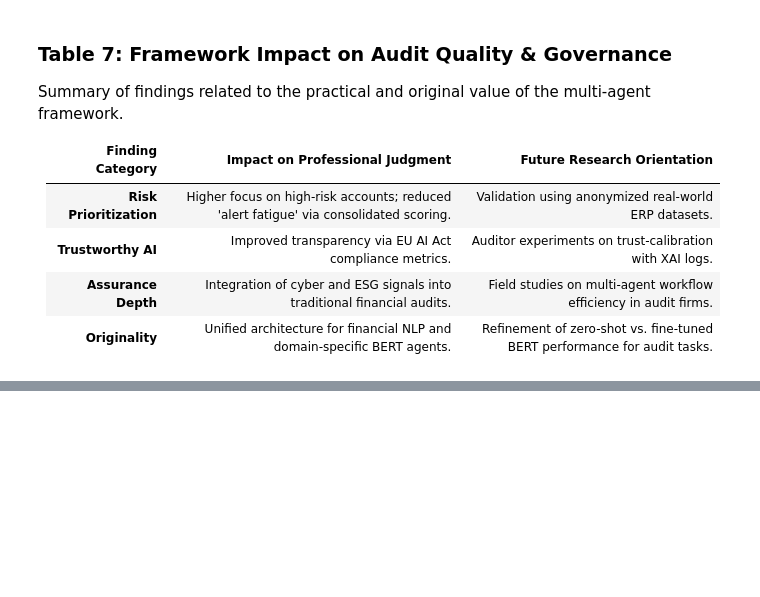
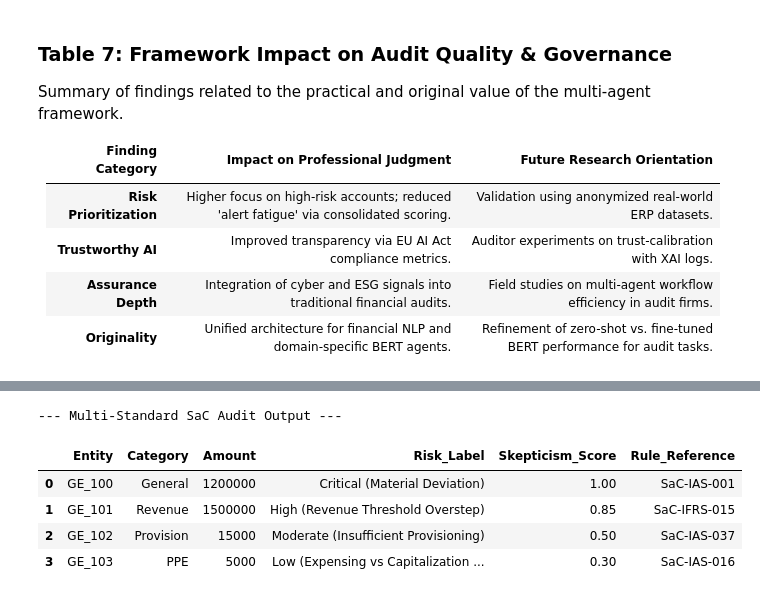
Before and after one commit to Saehon/AAA, a Jupyter notebook: multi_agent_BERT_accounting_ai_LAB.ipynb, the cells around one changed output, grey strips where cells are left out. Cells and saved outputs as stored; diff of their text form; code cells hidden in the pictures; blank space fills up the shorter version.

```diff
--- a/multi_agent_BERT_accounting_ai_LAB.ipynb
+++ b/multi_agent_BERT_accounting_ai_LAB.ipynb
@@ -5257,0 +4628,73 @@ Summary of findings related to the practical and original value of the multi-age
+# %%
+import numpy as np
+import pandas as pd
+
+class AuditANFIS:
+    """Expanded Audit Inference System with multiple IFRS/IAS Rule References (SaC)"""
+    def __init__(self):
+        # Standards-as-Code: Thresholds defined by regulatory reporting requirements
+        self.materiality_threshold = 500000
+        self.revenue_recognition_limit = 1000000
+        self.provision_min_threshold = 50000
+        self.ppe_capitalization_threshold = 25000 # IAS 16 threshold for capitalization
+
+    def apply_ifrs_rules(self, tx_data):
+        variance = abs(tx_data['debit'] - tx_data['credit'])
+        risk_findings = []
+
+        # Rule 1: General Materiality (IAS 1)
+        if variance > self.materiality_threshold:
+            risk_findings.append({"label": "Critical (Material Deviation)", "score": 1.0, "ref": "SaC-IAS-001"})
+
+        # Rule 2: Revenue Recognition Check (IFRS 15)
+        if tx_data.get('category') == 'Revenue' and tx_data['debit'] > self.revenue_recognition_limit:
+            risk_findings.append({"label": "High (Revenue Threshold Overstep)", "score": 0.85, "ref": "SaC-IFRS-015"})
+
+        # Rule 3: Unfunded Provisioning (IAS 37)
+        if tx_data.get('category') == 'Provision' and variance < self.provision_min_threshold:
+            risk_findings.append({"label": "Moderate (Insufficient Provisioning)", "score": 0.5, "ref": "SaC-IAS-037"})
+
+        # Rule 4: PPE Capitalization Threshold (IAS 16)
+        if tx_data.get('category') == 'PPE' and tx_data['debit'] < self.ppe_capitalization_threshold:
+            risk_findings.append({"label": "Low (Expensing vs Capitalization Review)", "score": 0.3, "ref": "SaC-IAS-016"})
+
+        # Default if no rules triggered
+        if not risk_findings:
+            return "Low", 0.1, "Standard Compliance Check"
+
+        # Logic to return the highest risk found
+        top_finding = max(risk_findings, key=lambda x: x['score'])
+        return top_finding['label'], top_finding['score'], top_finding['ref']
+
+    def audit_transaction(self, tx_data):
+        risk_label, score, rule_ref = self.apply_ifrs_rules(tx_data)
+
+        return {
+            "Entity": tx_data['entity'],
+            "Category": tx_data.get('category', 'General'),
+            "Amount": max(tx_data['debit'], tx_data['credit']),
+            "Risk_Label": risk_label,
+            "Skepticism_Score": score,
+            "Rule_Reference": rule_ref
+        }
+
+# Implementation Demo for Multi-Standard Audit
+engine = AuditANFIS()
+audit_scenarios = [
+    {'entity': 'GE_100', 'debit': 1200000, 'credit': 500000, 'category': 'General'},
+    {'entity': 'GE_101', 'debit': 1500000, 'credit': 1500000, 'category': 'Revenue'},
+    {'entity': 'GE_102', 'debit': 10000, 'credit': 15000, 'category': 'Provision'},
+    {'entity': 'GE_103', 'debit': 5000, 'credit': 5000, 'category': 'PPE'} # New IAS 16 Scenario
+]
+
+reports = [engine.audit_transaction(tx) for tx in audit_scenarios]
+
+print("--- Multi-Standard SaC Audit Output ---")
+display(pd.DataFrame(reports))
+# %% [output]
+--- Multi-Standard SaC Audit Output ---
+|  | Entity | Category | Amount | Risk_Label | Skepticism_Score | Rule_Reference |
+| 0 | GE_100 | General | 1200000 | Critical (Material Deviation) | 1.00 | SaC-IAS-001 |
+| 1 | GE_101 | Revenue | 1500000 | High (Revenue Threshold Overstep) | 0.85 | SaC-IFRS-015 |
+| 2 | GE_102 | Provision | 15000 | Moderate (Insufficient Provisioning) | 0.50 | SaC-IAS-037 |
+| 3 | GE_103 | PPE | 5000 | Low (Expensing vs Capitalization ... | 0.30 | SaC-IAS-016 |
```
Also changed, not shown: parts of 95 cells of this notebook.
